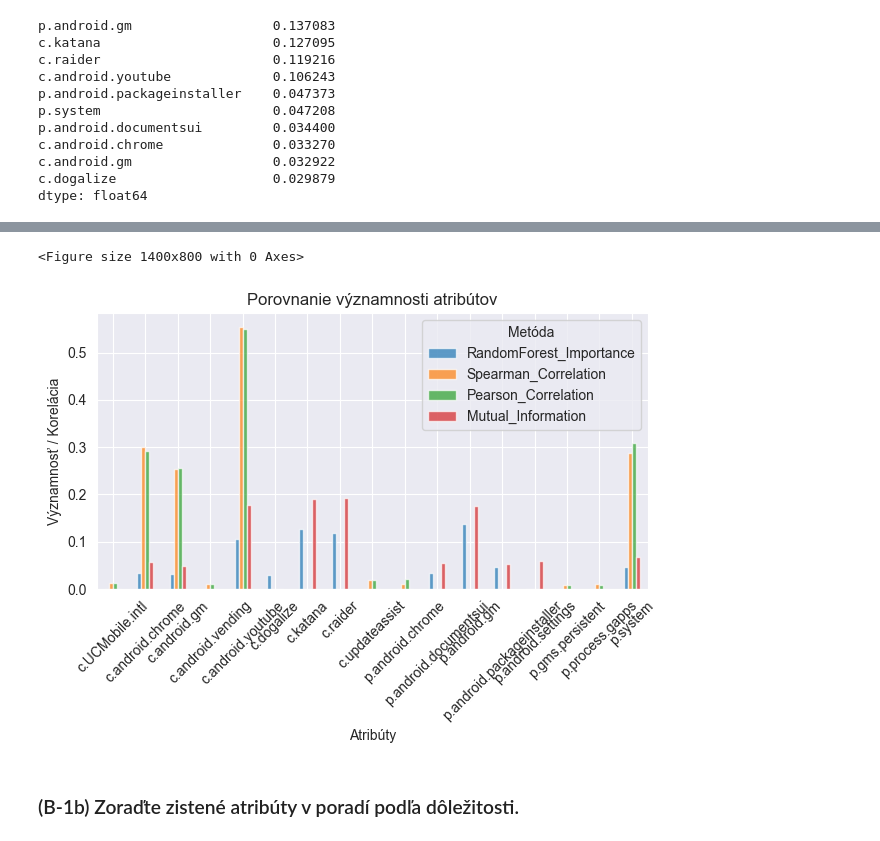
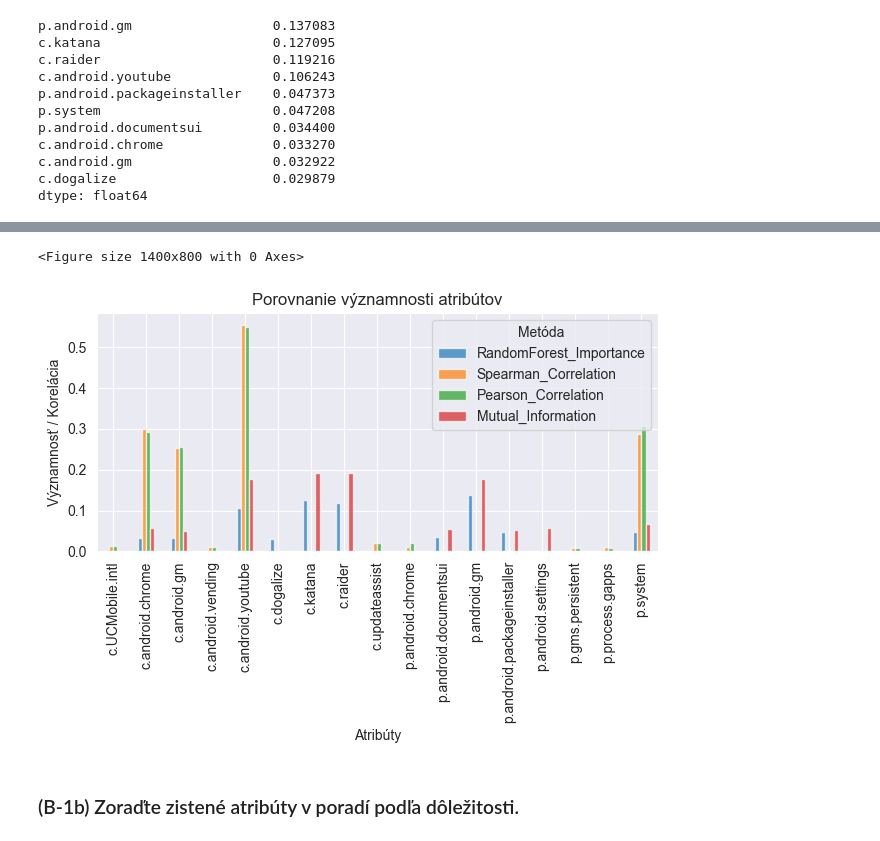
Before and after one commit to JakubIvacek/IAU_PROJECT, a Jupyter notebook: 2Faza.ipynb, the cells around one changed output, grey strips where cells are left out. Saved outputs shown, nothing was run; the diff lists cells and outputs as text; code cells hidden in the pictures.

```diff
--- a/2Faza.ipynb
+++ b/2Faza.ipynb
@@ -221,7 +182,7 @@ plt.show()
 # %% [output]
 [figure]
 # %%
-numeric_columns = [col for col in x_train.columns if col not in ['imei', 'ts']]
+numeric_columns = [col for col in x_train.columns if col not in ['imei']]
 
 num_cols = len(numeric_columns)
 fig, axes = plt.subplots(nrows=num_cols // 3 + 1, ncols=3, figsize=(15, num_cols * 2))
@@ -273,7 +234,7 @@ x_train[minmax] = scaler_minmax.fit_transform(x_train[minmax])
 # Takze pouzijeme len skalovanie okrem 'c.android.chrome', 'c.android.youtube' kde sme uz pouzili MinMax
 scaler_standard = StandardScaler()
 columns_to_scale = [col for col in x_train.columns if col not in minmax]
-columns_to_scale = [col for col in columns_to_scale if col not in ['imei', 'ts']]
+columns_to_scale = [col for col in columns_to_scale if col not in ['imei']]
 x_train[columns_to_scale] = scaler_standard.fit_transform(x_train[columns_to_scale])
 # %% [markdown]
 ### (D-1b) Zdôvodnite Vaše voľby/rozhodnutie pre realizáciu (t.j. zdokumentovanie)
@@ -318,12 +279,9 @@ p.process.gapps      0.009672
 p.gms.persistent     0.009614
 dtype: float64
 # %%
-from sklearn.ensemble import RandomForestClassifier
-
 rf = RandomForestClassifier(random_state=1)
-x_train_no_date = x_train.drop(columns=['ts'])  # Odstránenie dátového stĺpca pre Random Forest
-rf.fit(x_train_no_date, y_train)
-feature_importances = pd.Series(rf.feature_importances_, index=x_train_no_date.columns).sort_values(ascending=False)
+rf.fit(x_train, y_train)
+feature_importances = pd.Series(rf.feature_importances_, index=x_train.columns).sort_values(ascending=False)
 top_rf = feature_importances.head(10)
 top_rf
 # %% [output]
@@ -339,11 +297,9 @@ c.android.gm                  0.032922
 c.dogalize                    0.029879
 dtype: float64
 # %%
-from sklearn.feature_selection import mutual_info_classif
-
 # Výpočet vzájomnej informácie medzi atribútmi a cieľovou premennou
-mutual_info = mutual_info_classif(x_train_no_date, y_train, random_state=1)
-mutual_info_series = pd.Series(mutual_info, index=x_train_no_date.columns).sort_values(ascending=False)
+mutual_info = mutual_info_classif(x_train, y_train, random_state=1)
+mutual_info_series = pd.Series(mutual_info, index=x_train.columns).sort_values(ascending=False)
 
 top_mutual_info = mutual_info_series.head(10)
 top_mutual_info
@@ -391,23 +347,23 @@ comparison_df
 # %%
 # Reset index pre porovnávaciu tabuľku
 comparison_df = comparison_df.reset_index()
 
 # Premaž stĺpec s indexom, aby sme mali "feature" ako stĺpec
 comparison_df.rename(columns={'index': 'Feature'}, inplace=True)
 
 # Vytvorenie grafu
 plt.figure(figsize=(14, 8))
 comparison_df.set_index('Feature').plot(kind='bar', alpha=0.7)
 plt.title('Porovnanie významnosti atribútov')
 plt.xlabel('Atribúty')
 plt.ylabel('Významnosť / Korelácia')
-plt.xticks(rotation=45)
+plt.xticks(rotation=90)
 plt.legend(title='Metóda', loc='upper right')
 plt.tight_layout()
 plt.show()
 # %% [output]
 <Figure size 1400x800 with 0 Axes>
-[figure, old version]
+[figure, new version]
 # %% [markdown]
 ### (B-1b) Zoraďte zistené atribúty v poradí podľa dôležitosti.
 # %%
```
Also changed, not shown: parts of 24 cells of this notebook.
